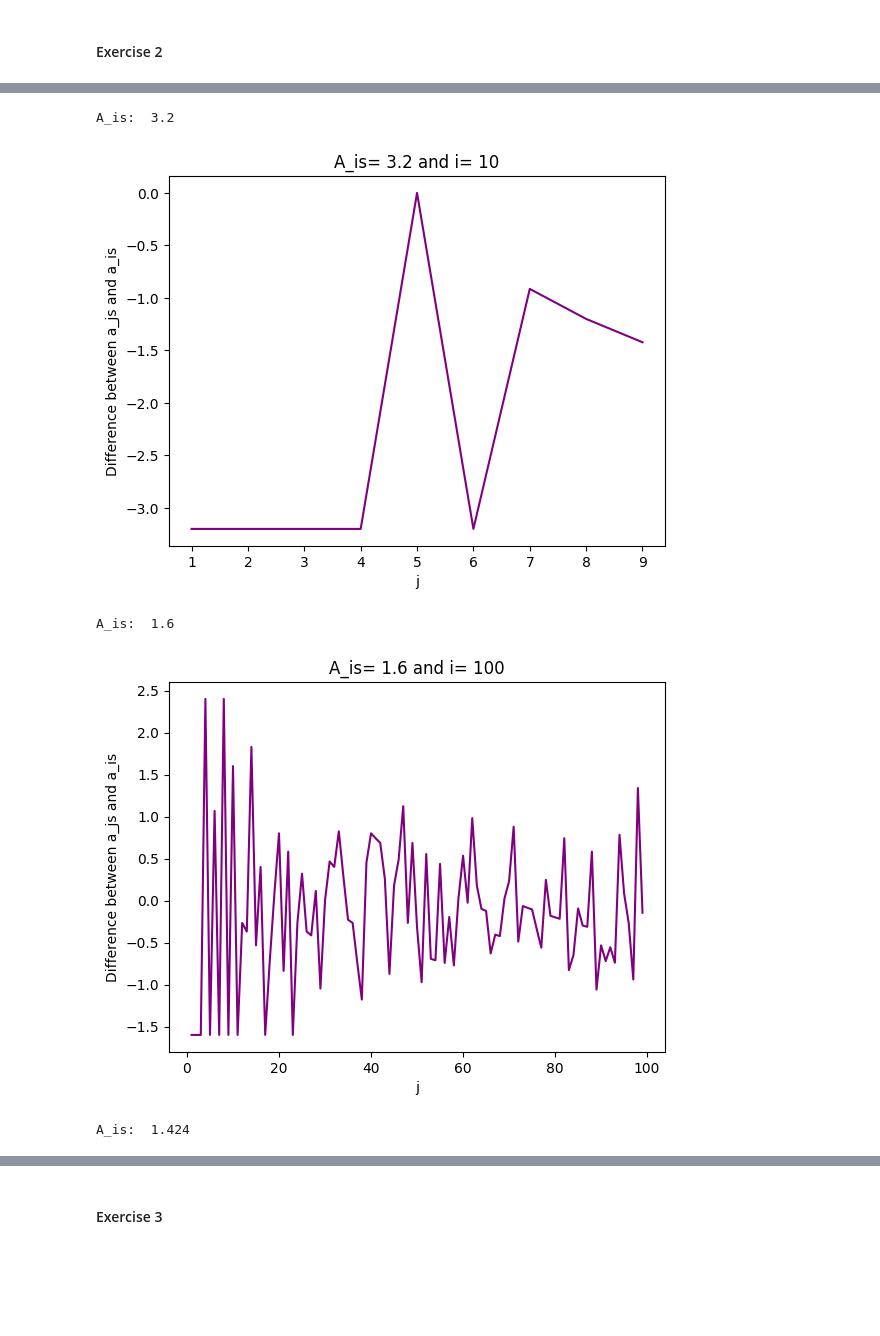
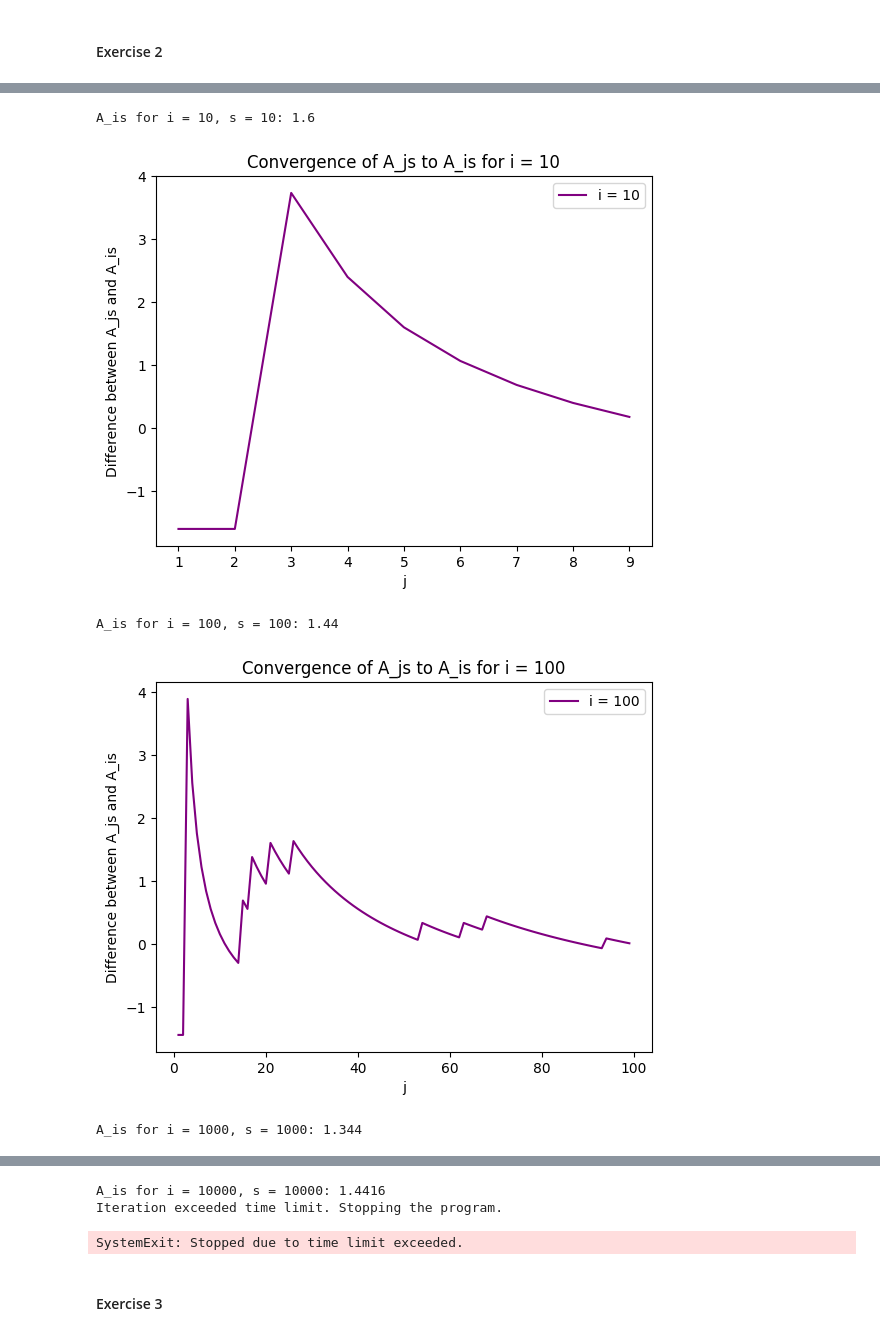
Before and after one commit to yoadvp-bit/Stochastic-simulations, a Jupyter notebook: assignment1.ipynb, the cells around one changed output, grey strips where cells are left out. Cells and saved outputs as stored; diff of their text form; code cells hidden in the pictures; blank space fills up the shorter version.

Commit message:
added seed, corrected time in point 2

```diff
--- a/assignment1.ipynb
+++ b/assignment1.ipynb
@@ -131,29 +134,42 @@ Estimated Area:  1.51744
 # %%
-timeout = 0.09 + time.time()
-power = 1
+max_time_per_iteration = 300 # Time limit of 5 minutes
+
+power = 1 # Starting power for i and s
 
 while True:
-    timeout_start = time.time()
+    iteration_start_time = time.time()
+
     i, s = 10**power, 10**power
-    a_is = est_area(i, s)
-    print("A_is: ", a_is)
+
+    # Compute area estimate A_is for the current values of i and s
+    A_is = est_area(i, s)
+    print(f"A_is for i = {i}, s = {s}: {A_is}")
+
+    # Store differences for plotting
     j_list = []
     diff_list = []
+
+    # Loop over values of j < 1 and calculate A_js
     for j in range(1, 10**power):
-        a_js = est_area(j, s)
+        if time.time() - iteration_start_time > max_time_per_iteration:
+            print("Iteration exceeded time limit. Stopping the program.")
+            raise SystemExit("Stopped due to time limit exceeded.")
+        A_js = est_area(j, s)
         j_list.append(j)
-        diff_list.append(a_js - a_is)
-    plt.plot(j_list, diff_list, color = "purple")
+        diff_list.append(A_js - A_is)
+
+    # Plot the difference between A_js and A_is for the current power
+    plt.plot(j_list, diff_list, color = "purple", label = f"i = {i}")
     plt.xlabel("j")
-    plt.ylabel("Difference between a_js and a_is")
-    plt.title(f"A_is= {a_is} and i= {i}")
+    plt.ylabel("Difference between A_js and A_is")
+    plt.title(f"Convergence of A_js to A_is for i = {i}")
+    plt.legend()
     plt.show()
-    if timeout_start > timeout:
-        break
+
     power += 1
 # %% [output]
-A_is:  3.2
+A_is for i = 10, s = 10: 1.6
-[figure, old version]
+[figure, new version]
-A_is:  1.6
+A_is for i = 100, s = 100: 1.44
-[figure, old version]
+[figure, new version]
-A_is:  1.424
+A_is for i = 1000, s = 1000: 1.344
@@ -161,3 +177,6 @@ A_is:  1.424
+A_is for i = 10000, s = 10000: 1.4416
+Iteration exceeded time limit. Stopping the program.
+SystemExit: Stopped due to time limit exceeded.
 # %% [markdown]
 #### Exercise 3
 # %%
```
Also changed, not shown: parts of 4 cells of this notebook.
